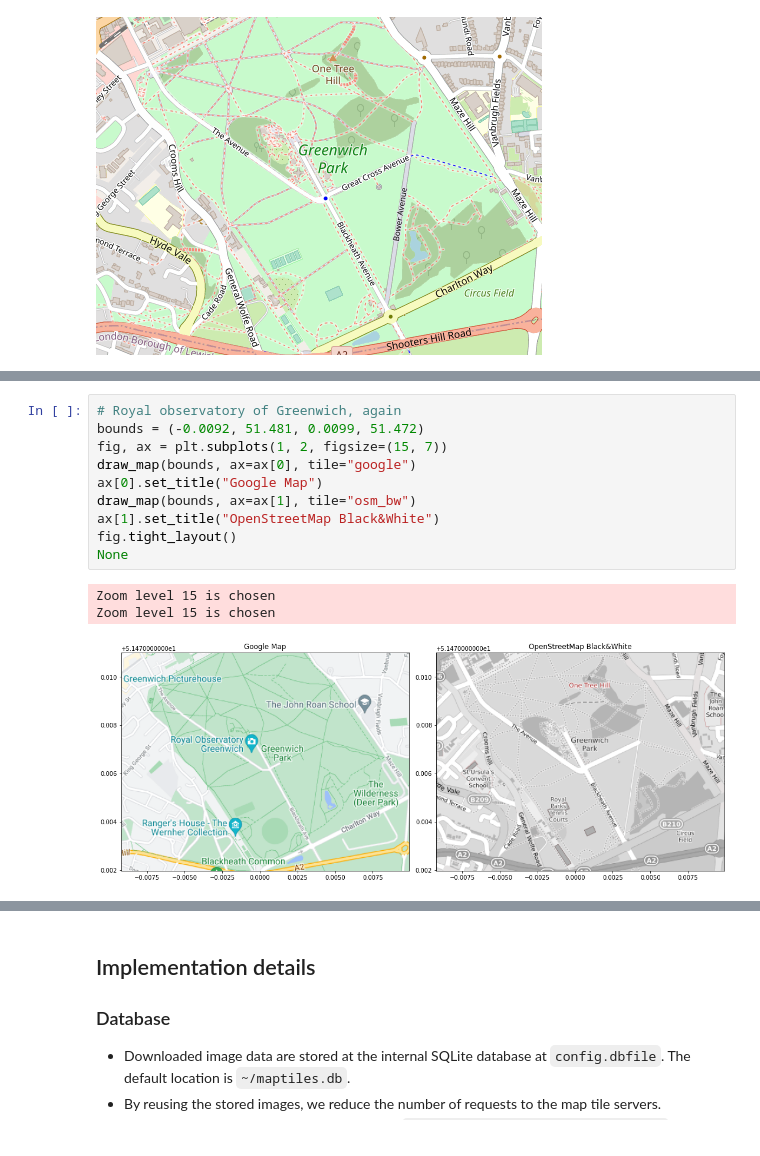
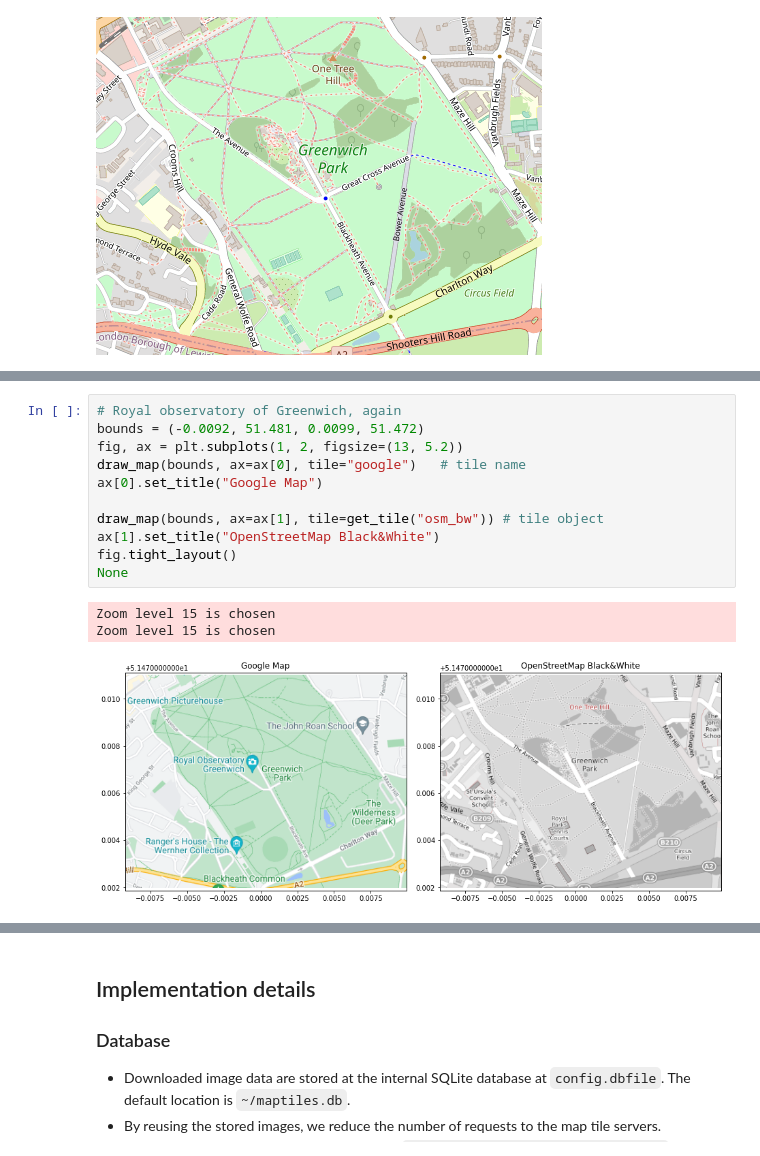
Before and after one commit to kota7/maptiles, a Jupyter notebook: example.ipynb, the cells around one changed output, grey strips where cells are left out. Saved outputs shown, nothing was run; the diff lists cells and outputs as text.

```diff
--- a/example.ipynb
+++ b/example.ipynb
@@ -133,14 +122,15 @@ list(predefined_tiles().keys())
 # %%
 # Royal observatory of Greenwich, again
 bounds = (-0.0092, 51.481, 0.0099, 51.472)
-fig, ax = plt.subplots(1, 2, figsize=(15, 7))
-draw_map(bounds, ax=ax[0], tile="google")
+fig, ax = plt.subplots(1, 2, figsize=(13, 5.2))
+draw_map(bounds, ax=ax[0], tile="google")   # tile name
 ax[0].set_title("Google Map")
-draw_map(bounds, ax=ax[1], tile="osm_bw")
+
+draw_map(bounds, ax=ax[1], tile=get_tile("osm_bw")) # tile object
 ax[1].set_title("OpenStreetMap Black&White")
 fig.tight_layout()
 None
 # %% [output]
 Zoom level 15 is chosen
 Zoom level 15 is chosen
-[figure, old version]
+[figure, new version]
```
Also changed, not shown: parts of 13 cells of this notebook, 1 other file.
